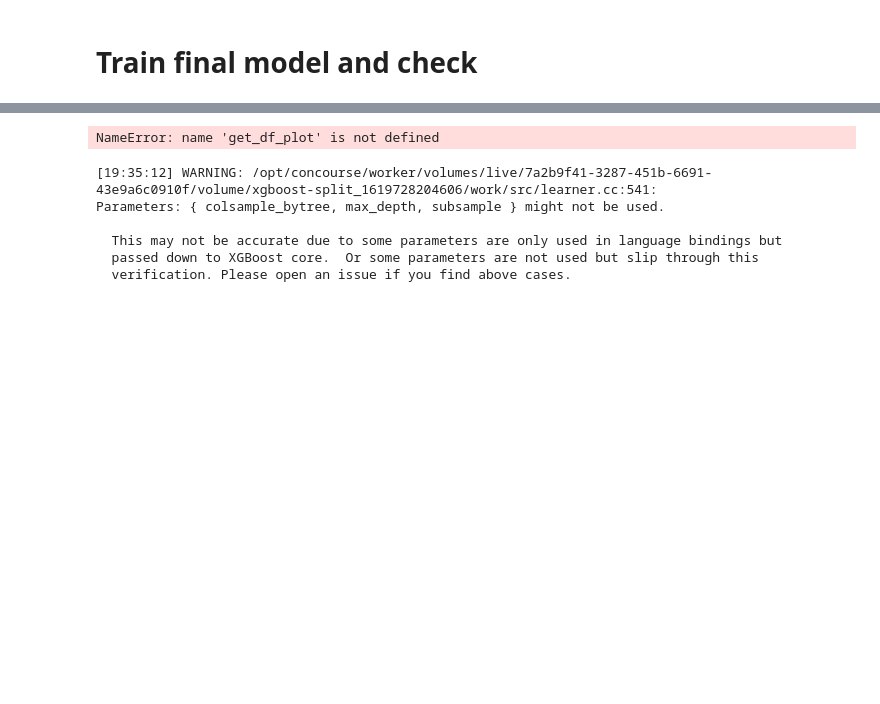
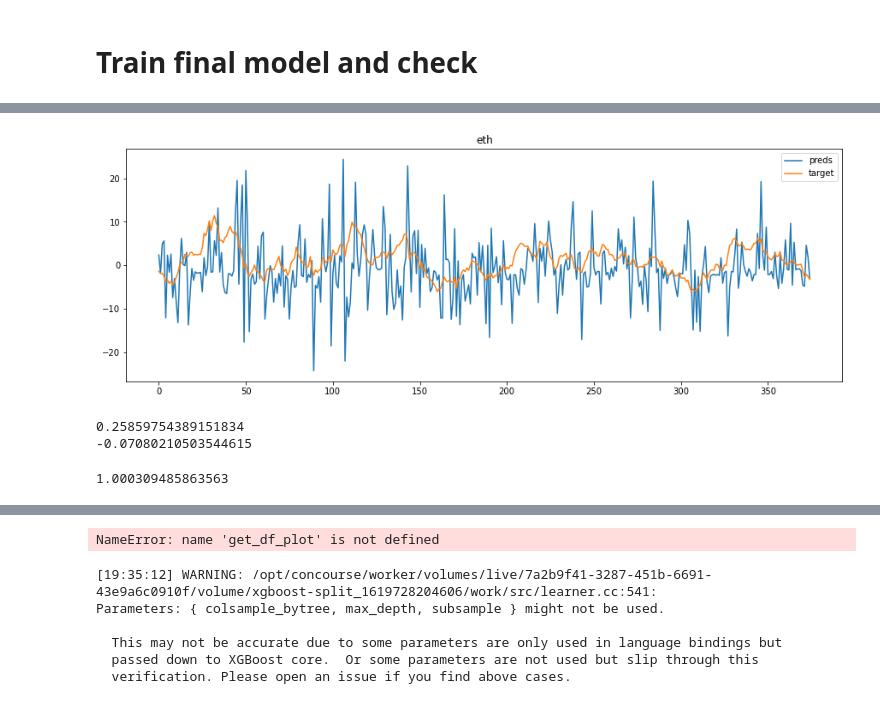
Before and after one commit to pacanada/trading, a Jupyter notebook: notebooks/optuna_workflow.ipynb, the cells around one changed output, grey strips where cells are left out. Drawn from its saved outputs; the diff is of its cells as text; code cells hidden in the pictures; blank space fills up the shorter version.

```diff
--- a/notebooks/optuna_workflow.ipynb
+++ b/notebooks/optuna_workflow.ipynb
@@ -143,0 +284,35 @@ print(r2_score(target,preds ))
+# %%
+#Deserialize
+import pickle
+import pandas as pd
+with open("wow_20.pickle" ,'rb') as f:
+    model = pickle.load(f)
+# %%
+# test real data
+#eth
+df = pd.read_csv(get_project_root() / "data" / "test_model" / "etheur.csv")
+# %%
+# backtesting
+df_eth, _=feature_pipeline(df, include_target=True, target_list=[1, 10,20])
+# %%
+columns_features = [col for col in df_eth.columns if col.startswith("feature")]
+# %%
+plt.figure(figsize=(15,5))
+preds = model.predict(df_eth[columns_features])
+target = df_eth["target_20"]*1000
+plt.plot(preds*10, label="preds")
+plt.plot(target.values, label="target")
+#plt.xlim([0,10000])
+plt.legend()
+plt.title("eth")
+plt.show()
+print(pd.DataFrame(data={"preds": preds, "target": target}).corr().values[0][1])
+print(r2_score(target,preds ))
+# %% [output]
+[figure, added]
+0.25859754389151834
+-0.07080210503544615
+# %%
+4104.85/4103.58
+# %% [output]
+1.000309485863563
```
Also changed, not shown: parts of 37 cells of this notebook, 8 other files.
